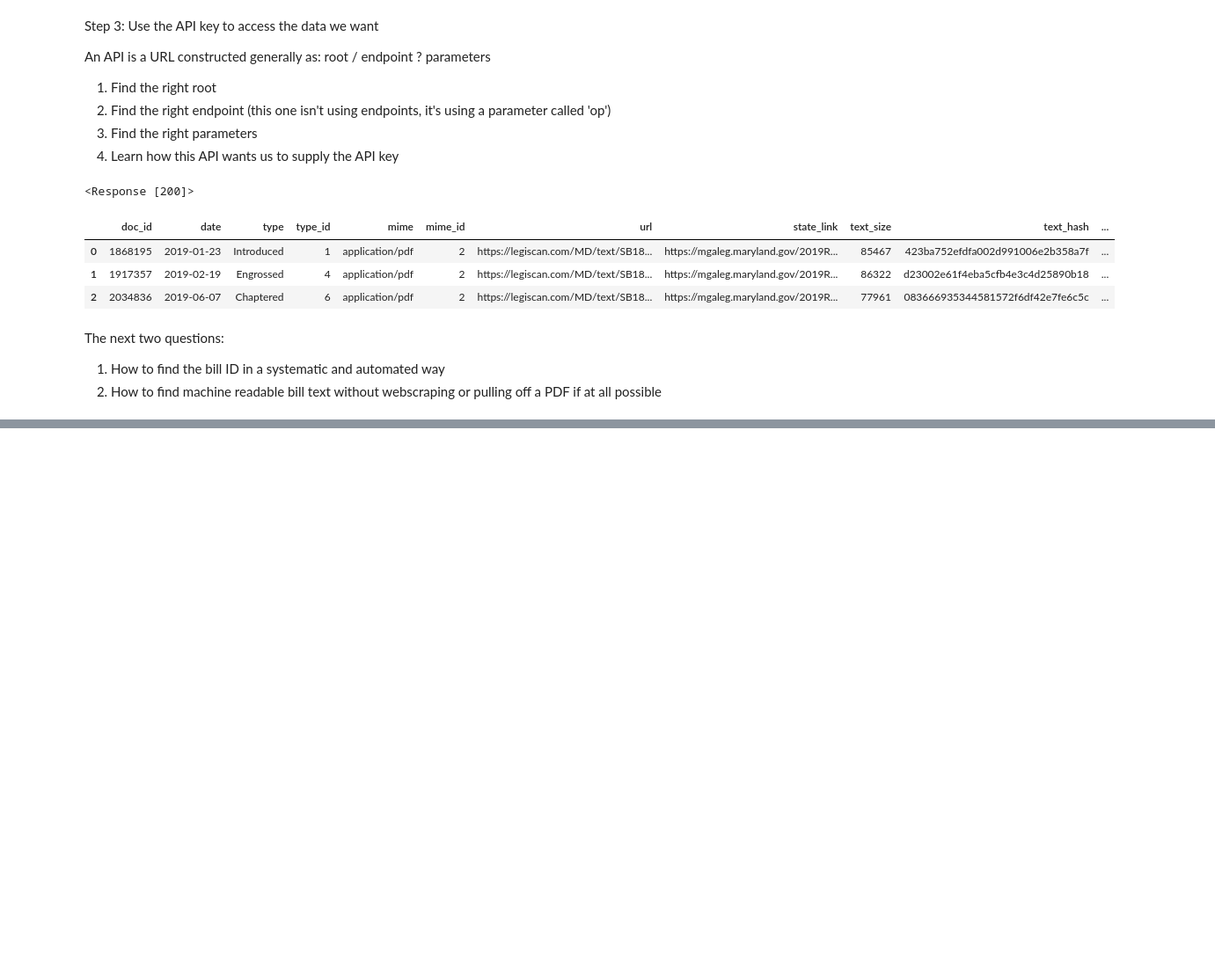
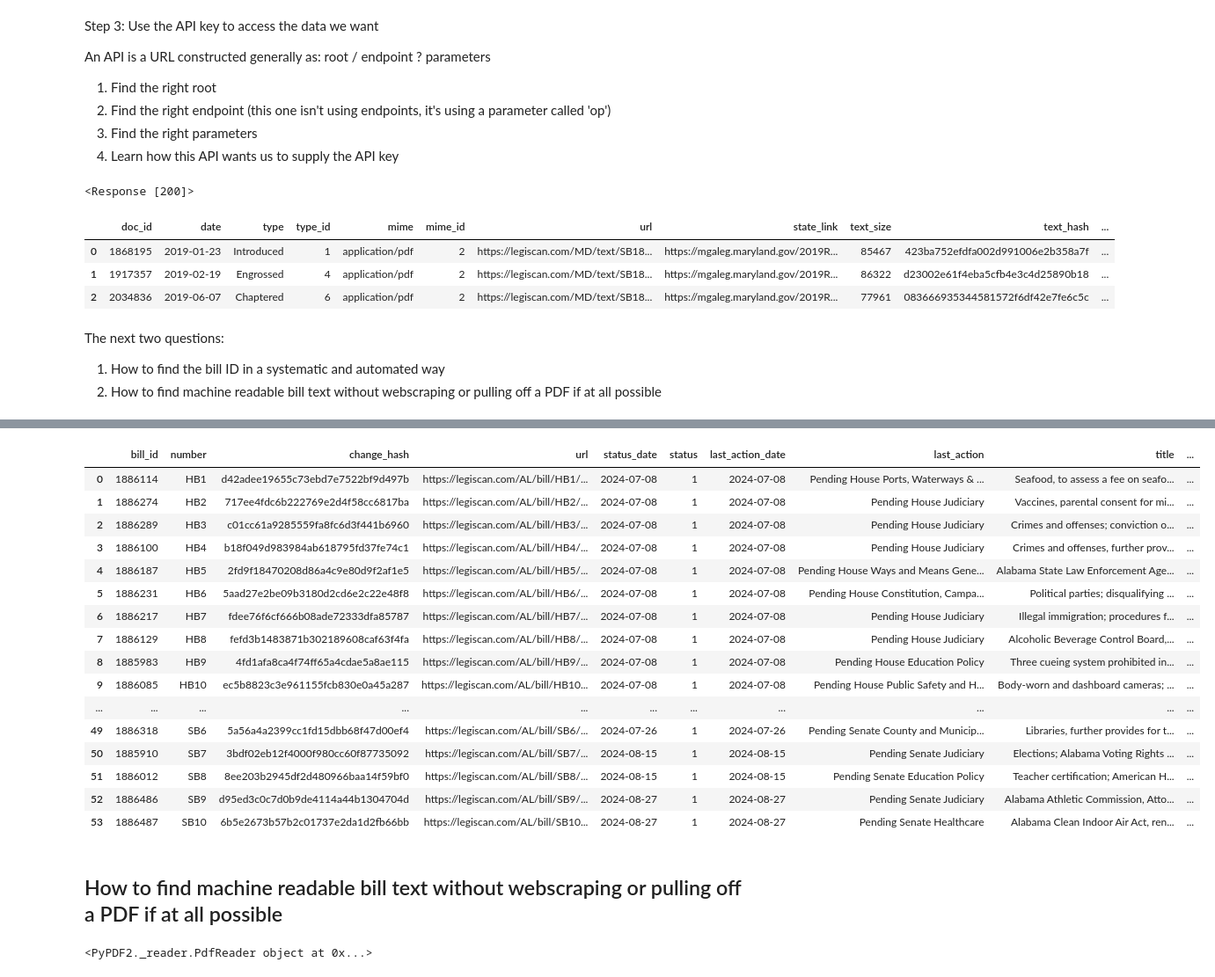
Before and after one commit to jkropko/legiscan_api, a Jupyter notebook: api_access.ipynb, the cells around one changed output, grey strips where cells are left out. Shown: that part at 88% size. Saved outputs shown, nothing was run; the diff lists cells and outputs as text; code cells hidden in the pictures; blank space fills up the shorter version.

Commit message:
Got bill IDs and extracted text of one bill

```diff
--- a/api_access.ipynb
+++ b/api_access.ipynb
@@ -61,0 +113,6 @@ To do:
+# %%
+params = {'key': legiscan_key,
+         'op': 'getMasterList',
+         'id': session_ids[0]}
+r = requests.get(root, params=params)
+r
@@ -61,0 +121,4 @@ To do:
+# %%
+myjson = json.loads(r.text)
+# %%
+myjson = myjson['masterlist']
@@ -61,0 +127,2 @@ To do:
+# %%
+bill_df = pd.DataFrame(myjson).T
@@ -61,0 +151,20 @@ To do:
+# %%
+bill_df
+# %% [output]
+|  | bill_id | number | change_hash | url | status_date | status | last_action_date | last_action | title | ... |
+| 0 | 1886114 | HB1 | d42adee19655c73ebd7e7522bf9d497b | https://legiscan.com/AL/bill/HB1/... | 2024-07-08 | 1 | 2024-07-08 | Pending House Ports, Waterways & ... | Seafood, to assess a fee on seafo... | ... |
+| 1 | 1886274 | HB2 | 717ee4fdc6b222769e2d4f58cc6817ba | https://legiscan.com/AL/bill/HB2/... | 2024-07-08 | 1 | 2024-07-08 | Pending House Judiciary | Vaccines, parental consent for mi... | ... |
+| 2 | 1886289 | HB3 | c01cc61a9285559fa8fc6d3f441b6960 | https://legiscan.com/AL/bill/HB3/... | 2024-07-08 | 1 | 2024-07-08 | Pending House Judiciary | Crimes and offenses; conviction o... | ... |
+| 3 | 1886100 | HB4 | b18f049d983984ab618795fd37fe74c1 | https://legiscan.com/AL/bill/HB4/... | 2024-07-08 | 1 | 2024-07-08 | Pending House Judiciary | Crimes and offenses, further prov... | ... |
+| 4 | 1886187 | HB5 | 2fd9f18470208d86a4c9e80d9f2af1e5 | https://legiscan.com/AL/bill/HB5/... | 2024-07-08 | 1 | 2024-07-08 | Pending House Ways and Means Gene... | Alabama State Law Enforcement Age... | ... |
+| 5 | 1886231 | HB6 | 5aad27e2be09b3180d2cd6e2c22e48f8 | https://legiscan.com/AL/bill/HB6/... | 2024-07-08 | 1 | 2024-07-08 | Pending House Constitution, Campa... | Political parties; disqualifying ... | ... |
+| 6 | 1886217 | HB7 | fdee76f6cf666b08ade72333dfa85787 | https://legiscan.com/AL/bill/HB7/... | 2024-07-08 | 1 | 2024-07-08 | Pending House Judiciary | Illegal immigration; procedures f... | ... |
+| 7 | 1886129 | HB8 | fefd3b1483871b302189608caf63f4fa | https://legiscan.com/AL/bill/HB8/... | 2024-07-08 | 1 | 2024-07-08 | Pending House Judiciary | Alcoholic Beverage Control Board,... | ... |
+| 8 | 1885983 | HB9 | 4fd1afa8ca4f74ff65a4cdae5a8ae115 | https://legiscan.com/AL/bill/HB9/... | 2024-07-08 | 1 | 2024-07-08 | Pending House Education Policy | Three cueing system prohibited in... | ... |
+| 9 | 1886085 | HB10 | ec5b8823c3e961155fcb830e0a45a287 | https://legiscan.com/AL/bill/HB10... | 2024-07-08 | 1 | 2024-07-08 | Pending House Public Safety and H... | Body-worn and dashboard cameras; ... | ... |
+| ... | ... | ... | ... | ... | ... | ... | ... | ... | ... | ... |
+| 49 | 1886318 | SB6 | 5a56a4a2399cc1fd15dbb68f47d00ef4 | https://legiscan.com/AL/bill/SB6/... | 2024-07-26 | 1 | 2024-07-26 | Pending Senate County and Municip... | Libraries, further provides for t... | ... |
+| 50 | 1885910 | SB7 | 3bdf02eb12f4000f980cc60f87735092 | https://legiscan.com/AL/bill/SB7/... | 2024-08-15 | 1 | 2024-08-15 | Pending Senate Judiciary | Elections; Alabama Voting Rights ... | ... |
+| 51 | 1886012 | SB8 | 8ee203b2945df2d480966baa14f59bf0 | https://legiscan.com/AL/bill/SB8/... | 2024-08-15 | 1 | 2024-08-15 | Pending Senate Education Policy | Teacher certification; American H... | ... |
+| 52 | 1886486 | SB9 | d95ed3c0c7d0b9de4114a44b1304704d | https://legiscan.com/AL/bill/SB9/... | 2024-08-27 | 1 | 2024-08-27 | Pending Senate Judiciary | Alabama Athletic Commission, Atto... | ... |
+| 53 | 1886487 | SB10 | 6b5e2673b57b2c01737e2da1d2fb66bb | https://legiscan.com/AL/bill/SB10... | 2024-08-27 | 1 | 2024-08-27 | Pending Senate Healthcare | Alabama Clean Indoor Air Act, ren... | ... |
@@ -61,0 +178,2 @@ To do:
+# %% [markdown]
+## How to find machine readable bill text without webscraping or pulling off a PDF if at all possible
@@ -61,0 +188,4 @@ To do:
+# %%
+print(pdf_file)
+# %% [output]
+<PyPDF2._reader.PdfReader object at 0x...>
```
Also changed, not shown: parts of 14 cells of this notebook.
